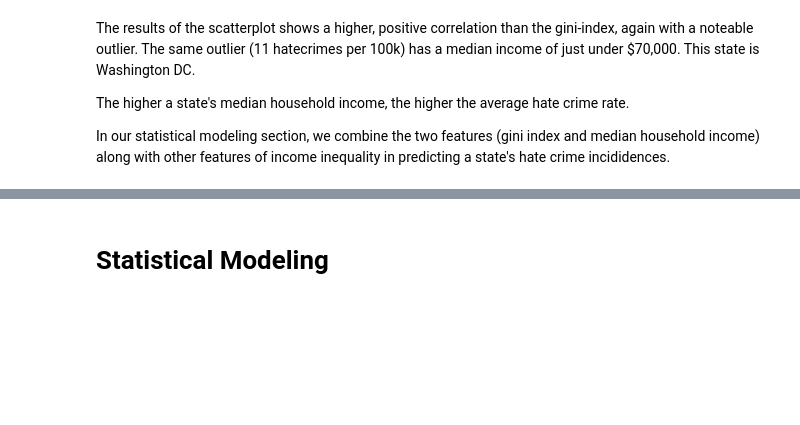
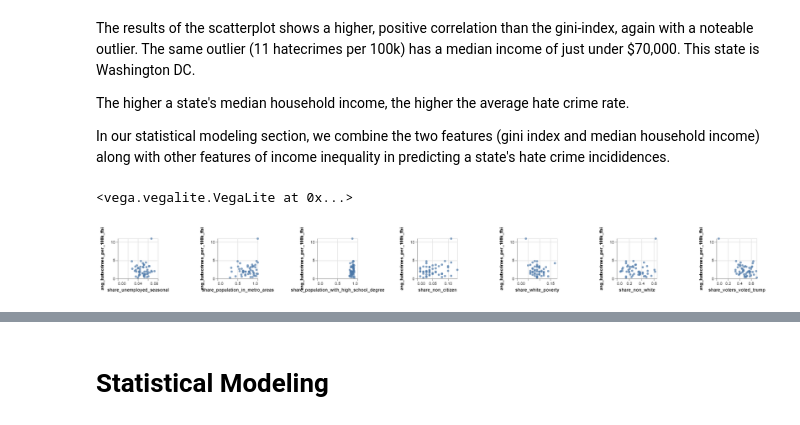
Before and after one commit to caseyahlan/hatecrimes-finalproject, a Jupyter notebook: analysis.ipynb, the cells around one changed output, grey strips where cells are left out. Drawn from its saved outputs; the diff is of its cells as text; code cells hidden in the pictures; blank space fills up the shorter version.

```diff
--- a/analysis.ipynb
+++ b/analysis.ipynb
@@ -260,3 +232,21 @@ population = pd.read_csv("./data/estimated_population_2016.csv")
+# %%
+alt.Chart(data_538).mark_circle().encode(
+    alt.X(alt.repeat("column"), type='quantitative'),
+    alt.Y(alt.repeat("row"), type='quantitative'),
+).properties(
+    width=100,
+    height=100
+).repeat(
+    row=['avg_hatecrimes_per_100k_fbi'],
+    column=['share_unemployed_seasonal',
+       'share_population_in_metro_areas',
+       'share_population_with_high_school_degree', 'share_non_citizen',
+       'share_white_poverty', 'share_non_white',
+       'share_voters_voted_trump']
+)
+# %% [output]
+<vega.vegalite.VegaLite at 0x...>
+[figure, added]
 # %%
 import plotly.plotly as py
 import pandas as pd
```
Also changed, not shown: parts of 13 cells of this notebook.
